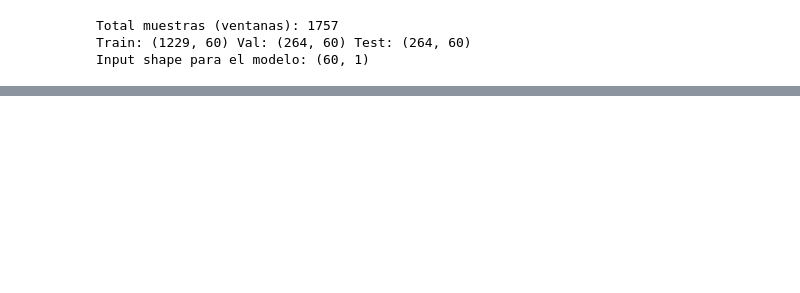
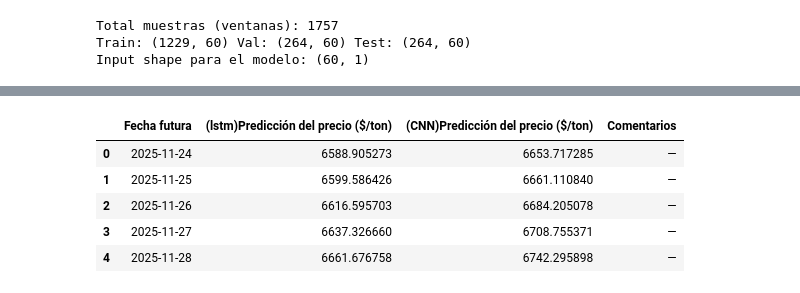
Before and after one commit to XTEP63/Examen-3-Polipropileno, a Jupyter notebook: polipropileno_prediccion_cnn_lstm.ipynb, the cells around one changed output, grey strips where cells are left out. Cells and saved outputs as stored; diff of their text form; code cells hidden in the pictures; blank space fills up the shorter version.

```diff
--- a/polipropileno_prediccion_cnn_lstm.ipynb
+++ b/polipropileno_prediccion_cnn_lstm.ipynb
@@ -862,0 +823,45 @@ tabla_5d
+# %%
+N_TARGET = len(TARGET_DATES_5D)
+
+last_window_scaled = prices_scaled[-WINDOW_SIZE:]
+
+# Predicciones con el LSTM
+future_scaled_lstm, future_inv_lstm = forecast_future(
+    lstm_model,
+    last_window_scaled,
+    scaler,
+    n_future=N_TARGET
+)
+
+# Predicciones con la CNN
+future_scaled_cnn, future_inv_cnn = forecast_future(
+    cnn_model,
+    last_window_scaled,
+    scaler,
+    n_future=N_TARGET
+)
+# %%
+future_dates = pd.to_datetime(TARGET_DATES_5D)
+
+pred_lstm_series = pd.Series(future_inv_lstm, index=future_dates)
+pred_cnn_series = pd.Series(future_inv_cnn, index=future_dates)
+# %%
+tabla_5d = tabla_5d.copy()
+
+tabla_5d["Fecha futura"] = pd.to_datetime(tabla_5d["Fecha futura"])
+
+tabla_5d = tabla_5d.set_index("Fecha futura")
+
+tabla_5d["(lstm)Predicción del precio ($/ton)"] = pred_lstm_series
+tabla_5d["(CNN)Predicción del precio ($/ton)"] = pred_cnn_series
+
+tabla_5d = tabla_5d.reset_index()
+
+tabla_5d
+# %% [output]
+|  | Fecha futura | (lstm)Predicción del precio ($/ton) | (CNN)Predicción del precio ($/ton) | Comentarios |
+| 0 | 2025-11-24 | 6588.905273 | 6653.717285 | — |
+| 1 | 2025-11-25 | 6599.586426 | 6661.110840 | — |
+| 2 | 2025-11-26 | 6616.595703 | 6684.205078 | — |
+| 3 | 2025-11-27 | 6637.326660 | 6708.755371 | — |
+| 4 | 2025-11-28 | 6661.676758 | 6742.295898 | — |
```
Also changed, not shown: parts of 22 cells of this notebook.
